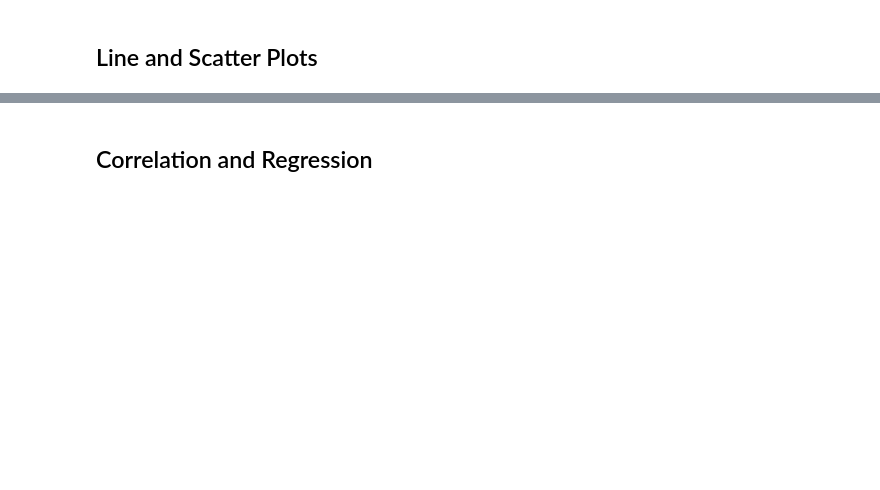
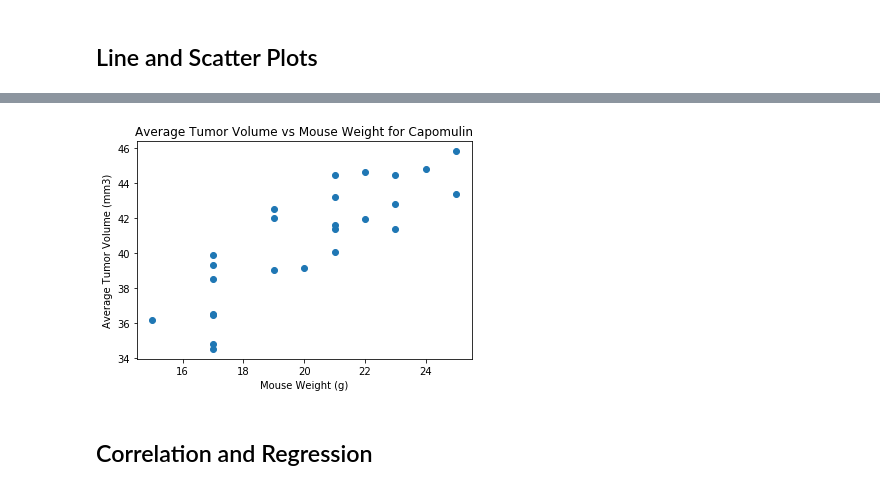
Before and after one commit to khartmann5/Matplotlib-Pymaceuticals, a Jupyter notebook: pymaceuticals_KH.ipynb, the cells around one changed output, grey strips where cells are left out. Drawn from its saved outputs; the diff is of its cells as text; code cells hidden in the pictures; blank space fills up the shorter version.

```diff
--- a/pymaceuticals_KH.ipynb
+++ b/pymaceuticals_KH.ipynb
@@ -328,3 +334,25 @@ plt.show()
+# %%
+# Generate a scatter plot of average tumor volume vs. mouse weight for the Capomulin regimen
+# Create data frame for Capomulin only
+capomulin_df = clean_combined_mouse_data.loc[clean_combined_mouse_data["Drug Regimen"] == "Capomulin"]
+# Find average tumor volume by mouse by using groupby
+capomulin_group = capomulin_df.groupby("Mouse ID")
+average_capomulin = capomulin_group["Tumor Volume (mm3)"].mean()
+# Combine data frames
+average_tumor = pd.merge(capomulin_df,average_capomulin, on="Mouse ID")
+average_tumor = average_tumor.rename(columns={"Tumor Volume (mm3)_y": "Avg Tumor Volume"})
+final_avg_tumor = average_tumor[["Weight (g)","Avg Tumor Volume"]].drop_duplicates()
+
+# Create a scatter plot from new data frame
+x = final_avg_tumor["Weight (g)"]
+y = final_avg_tumor["Avg Tumor Volume"]
+plt.scatter(x,y)
+plt.title("Average Tumor Volume vs Mouse Weight for Capomulin")
+plt.xlabel("Mouse Weight (g)")
+plt.ylabel("Average Tumor Volume (mm3)")
+plt.show()
+# %% [output]
+[figure, added]
 # %% [markdown]
 ## Correlation and Regression
 # %%
```
Also changed, not shown: parts of 3 cells of this notebook.
